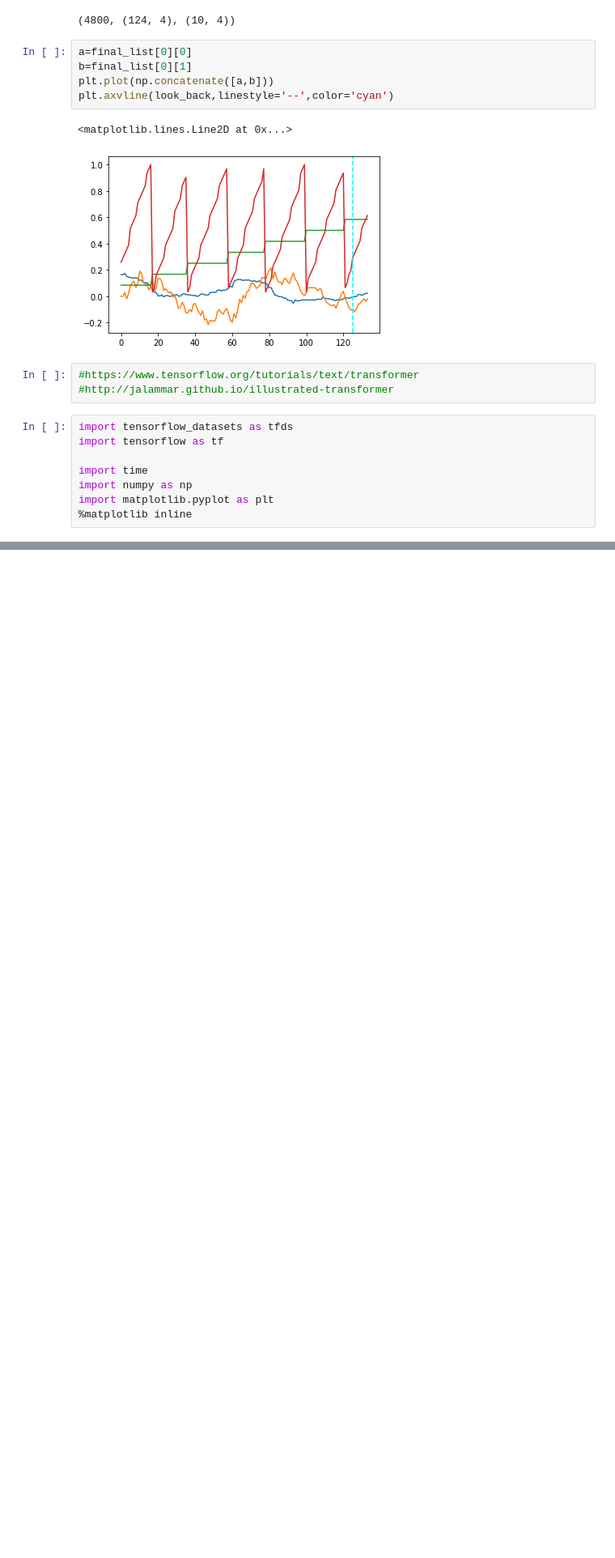
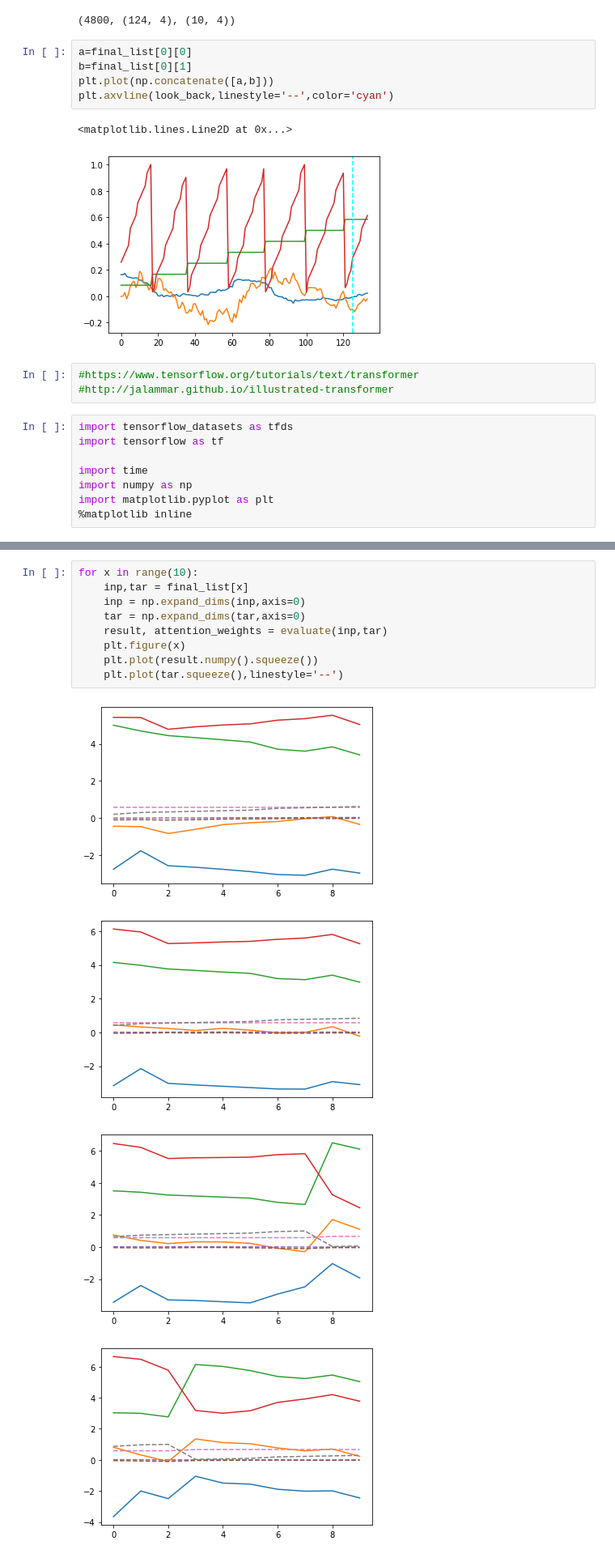
Before and after one commit to pangyuteng/public-misc, a Jupyter notebook: finance/ml/eval.ipynb, the cells around one changed output, grey strips where cells are left out. Shown at 81% size. Saved outputs shown, nothing was run; the diff lists cells and outputs as text; blank space fills up the shorter version.

```diff
--- a/finance/ml/eval.ipynb
+++ b/finance/ml/eval.ipynb
@@ -120,0 +246,14 @@ import matplotlib.pyplot as plt
+# %%
+for x in range(10):
+    inp,tar = final_list[x]
+    inp = np.expand_dims(inp,axis=0)
+    tar = np.expand_dims(tar,axis=0)
+    result, attention_weights = evaluate(inp,tar)
+    plt.figure(x)
+    plt.plot(result.numpy().squeeze())
+    plt.plot(tar.squeeze(),linestyle='--')
+# %% [output]
+[figure, added]
+[figure, added]
+[figure, added]
+[figure, added]
```
Also changed, not shown: parts of 5 cells of this notebook, 1 other file.
